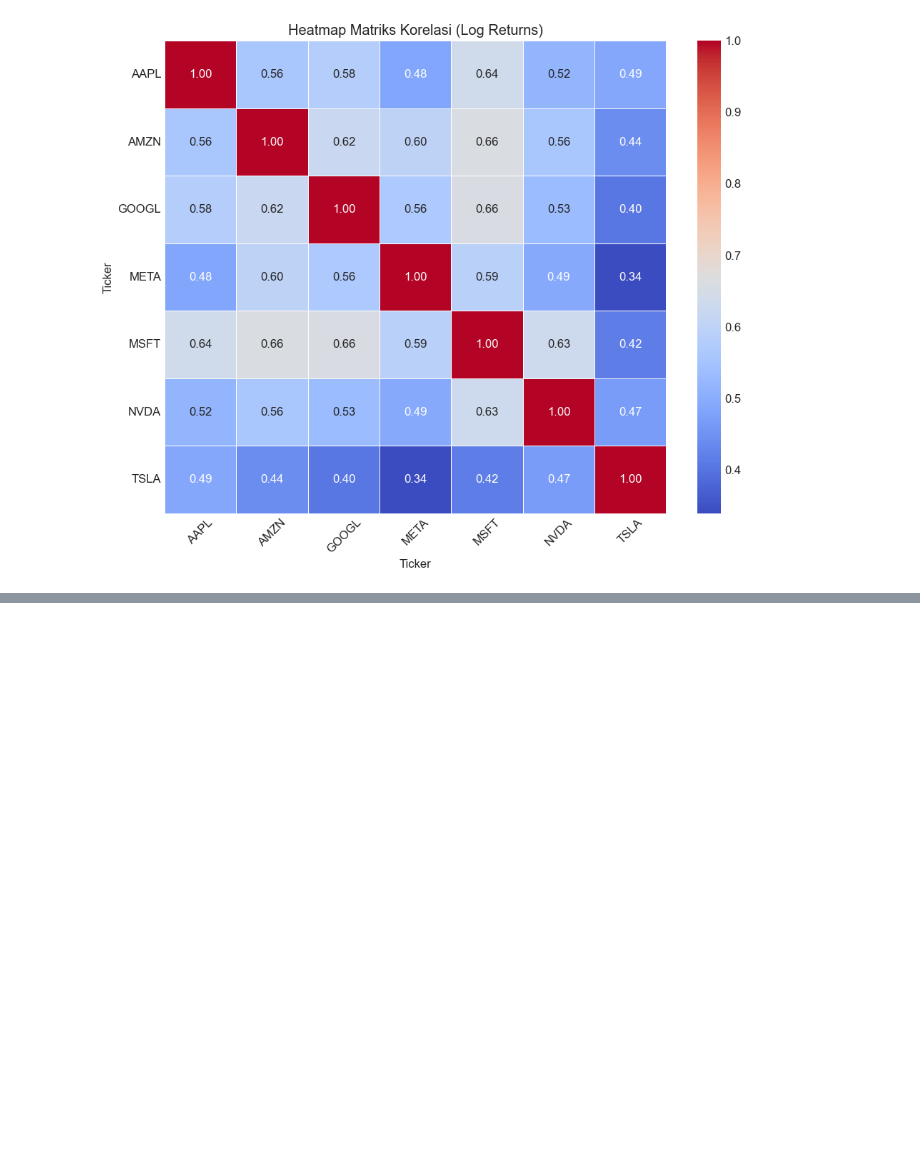
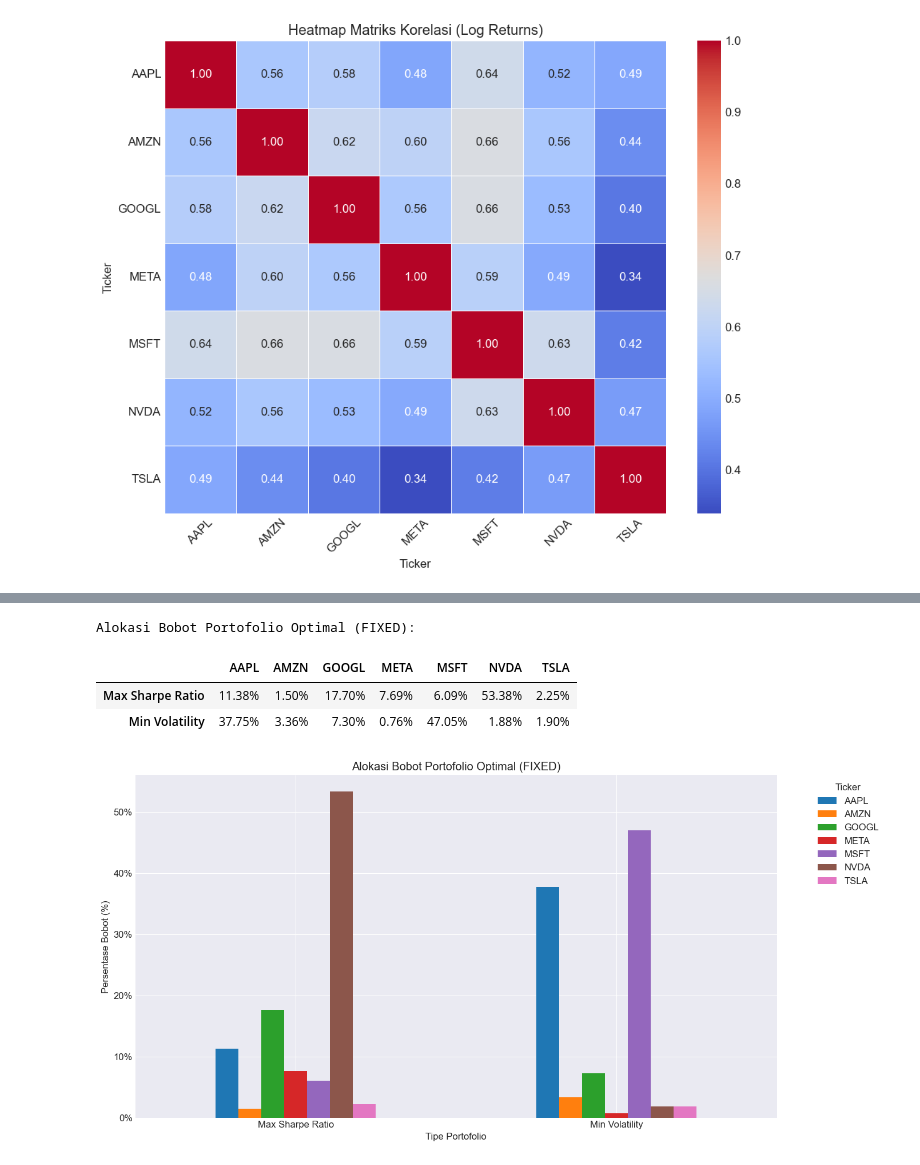
Before and after one commit to mrraihan29/quant-portfolio-analysis, a Jupyter notebook: 01_Portfolio_Analysis.ipynb, the cells around one changed output, grey strips where cells are left out. Saved outputs shown, nothing was run; the diff lists cells and outputs as text; code cells hidden in the pictures; blank space fills up the shorter version.

```diff
--- a/01_Portfolio_Analysis.ipynb
+++ b/01_Portfolio_Analysis.ipynb
@@ -427,0 +697,49 @@ plt.show()
+# %%
+correct_order = log_returns.columns.to_list()
+
+buggy_order = tickers
+
+max_sharpe_weights_raw = max_sharpe_port.loc[buggy_order]
+min_vol_weights_raw = min_vol_port.loc[buggy_order]
+
+max_sharpe_weights_FIXED = pd.Series(
+    max_sharpe_weights_raw.values,
+    index=correct_order,
+    name='Max Sharpe Ratio'
+)
+
+min_vol_weights_FIXED = pd.Series(
+    min_vol_weights_raw.values,
+    index=correct_order,
+    name='Min Volatility'
+)
+
+optimal_weights_df_FIXED = pd.DataFrame(
+    [max_sharpe_weights_FIXED, min_vol_weights_FIXED]
+)
+
+print("Alokasi Bobot Portofolio Optimal (FIXED):")
+display(optimal_weights_df_FIXED.map(lambda x: f"{(x*100):.2f}%"))
+
+
+optimal_weights_df_FIXED.plot(
+    kind='bar',
+    figsize=(14, 7)
+)
+plt.title('Alokasi Bobot Portofolio Optimal (FIXED)')
+plt.ylabel('Persentase Bobot (%)')
+plt.xlabel('Tipe Portofolio')
+plt.xticks(rotation=0)
+
+from matplotlib.ticker import PercentFormatter
+plt.gca().yaxis.set_major_formatter(PercentFormatter(1.0))
+
+plt.legend(title='Ticker', bbox_to_anchor=(1.05, 1), loc='upper left')
+plt.tight_layout()
+plt.show()
+# %% [output]
+Alokasi Bobot Portofolio Optimal (FIXED):
+|  | AAPL | AMZN | GOOGL | META | MSFT | NVDA | TSLA |
+| Max Sharpe Ratio | 11.38% | 1.50% | 17.70% | 7.69% | 6.09% | 53.38% | 2.25% |
+| Min Volatility | 37.75% | 3.36% | 7.30% | 0.76% | 47.05% | 1.88% | 1.90% |
+[figure, added]
```
Also changed, not shown: parts of 7 cells of this notebook.
